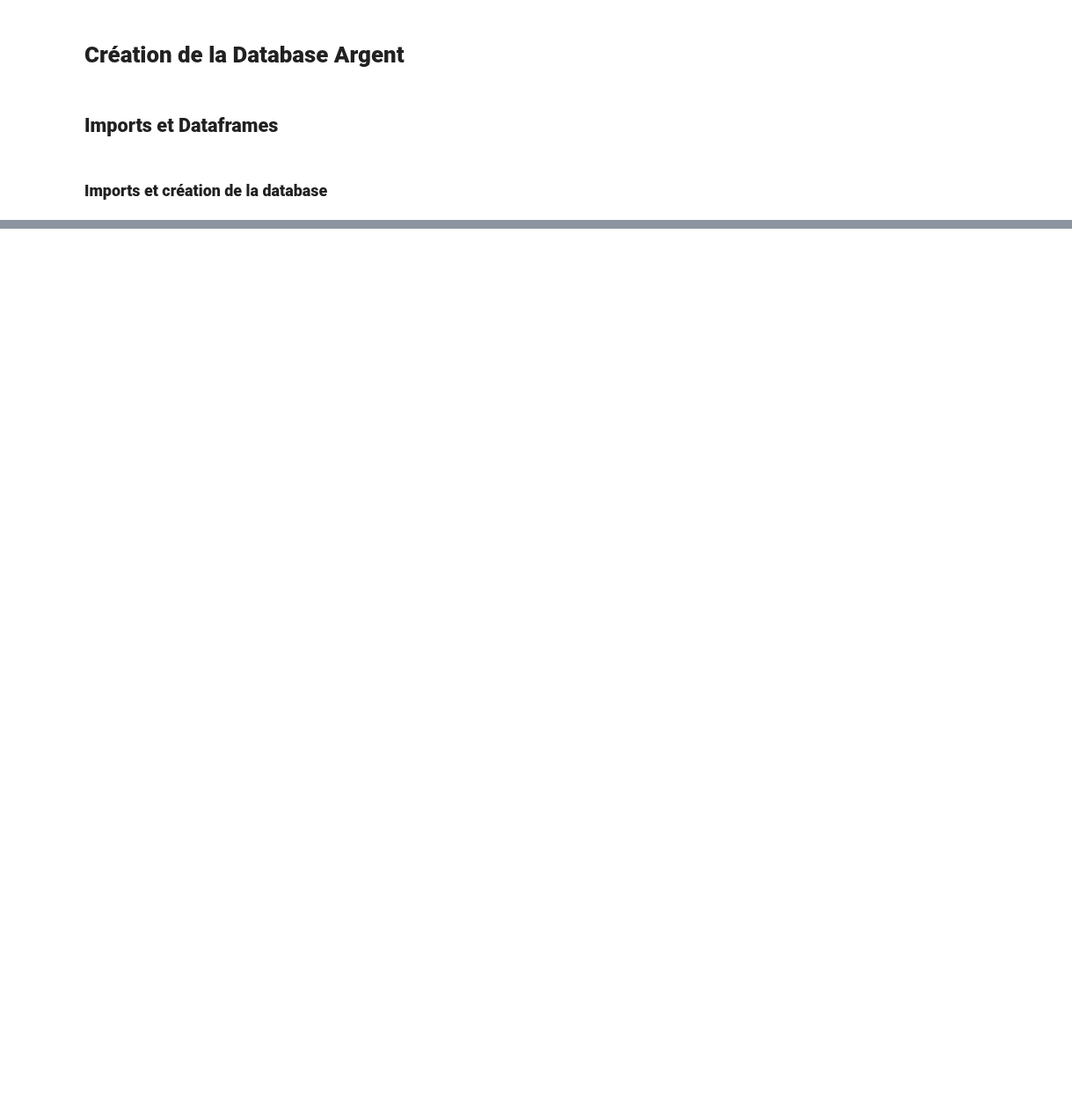
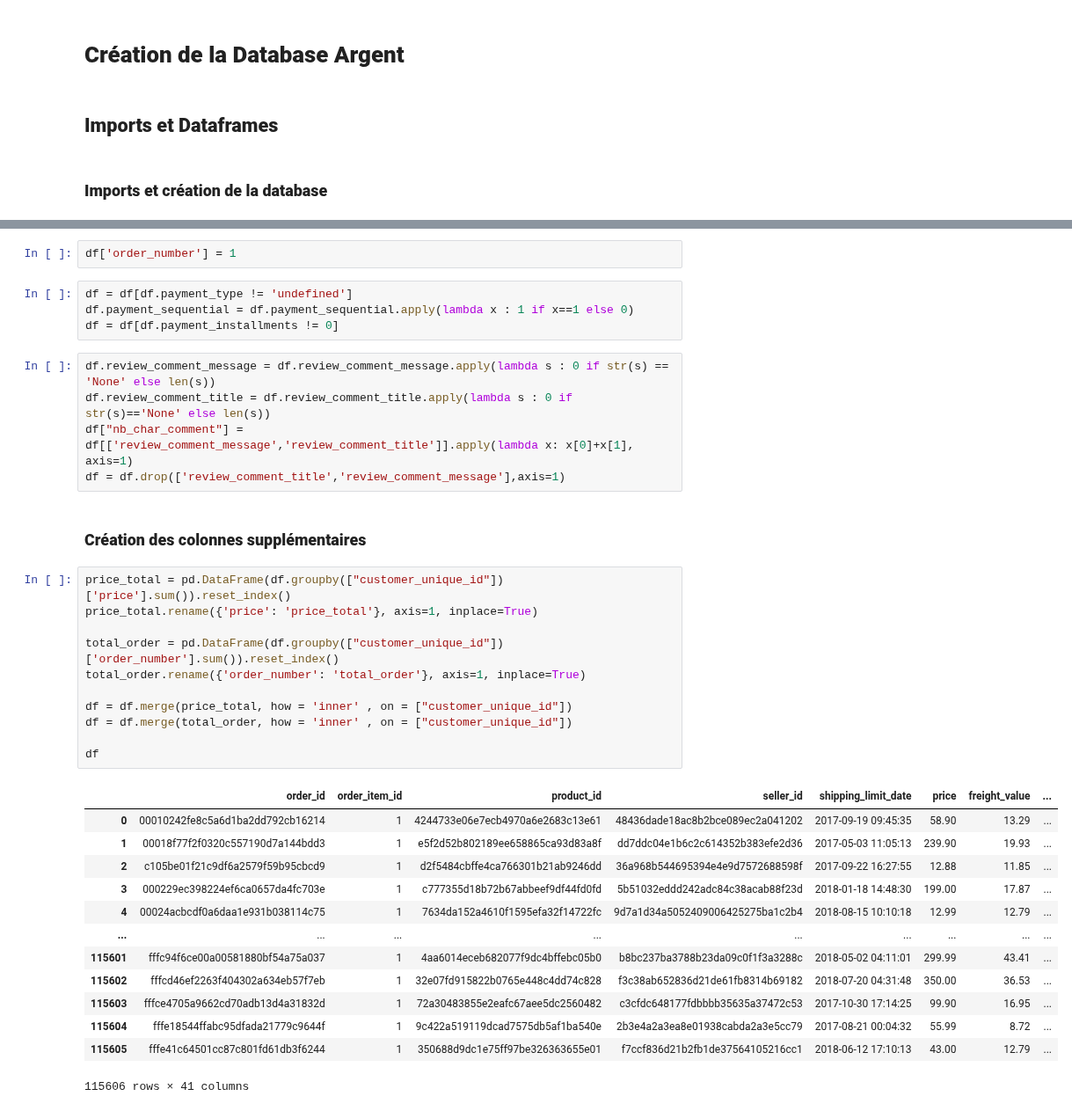
Before and after one commit to Benalieur/olist_ML, a Jupyter notebook: db/db_argent.ipynb, the cells around one changed output, grey strips where cells are left out. Shown at 88% size. Saved outputs shown, nothing was run; the diff lists cells and outputs as text; blank space fills up the shorter version.

```diff
--- a/db/db_argent.ipynb
+++ b/db/db_argent.ipynb
@@ -13,0 +124,38 @@ engine = create_engine("sqlite:///db_argent.sqlite", echo=True)
+# %%
+df['order_number'] = 1
+# %%
+df = df[df.payment_type != 'undefined']
+df.payment_sequential = df.payment_sequential.apply(lambda x : 1 if x==1 else 0)
+df = df[df.payment_installments != 0]
+# %%
+df.review_comment_message = df.review_comment_message.apply(lambda s : 0 if str(s) == 'None' else len(s))
+df.review_comment_title = df.review_comment_title.apply(lambda s : 0 if str(s)=='None' else len(s))
+df["nb_char_comment"] = df[['review_comment_message','review_comment_title']].apply(lambda x: x[0]+x[1], axis=1)
+df = df.drop(['review_comment_title','review_comment_message'],axis=1)
+# %% [markdown]
+### **Création des colonnes supplémentaires**
+# %%
+price_total = pd.DataFrame(df.groupby(["customer_unique_id"])['price'].sum()).reset_index()
+price_total.rename({'price': 'price_total'}, axis=1, inplace=True)
+
+total_order = pd.DataFrame(df.groupby(["customer_unique_id"])['order_number'].sum()).reset_index()
+total_order.rename({'order_number': 'total_order'}, axis=1, inplace=True)
+
+df = df.merge(price_total, how = 'inner' , on = ["customer_unique_id"])
+df = df.merge(total_order, how = 'inner' , on = ["customer_unique_id"])
+
+df
+# %% [output]
+|  | order_id | order_item_id | product_id | seller_id | shipping_limit_date | price | freight_value | ... |
+| 0 | 00010242fe8c5a6d1ba2dd792cb16214 | 1 | 4244733e06e7ecb4970a6e2683c13e61 | 48436dade18ac8b2bce089ec2a041202 | 2017-09-19 09:45:35 | 58.90 | 13.29 | ... |
+| 1 | 00018f77f2f0320c557190d7a144bdd3 | 1 | e5f2d52b802189ee658865ca93d83a8f | dd7ddc04e1b6c2c614352b383efe2d36 | 2017-05-03 11:05:13 | 239.90 | 19.93 | ... |
+| 2 | c105be01f21c9df6a2579f59b95cbcd9 | 1 | d2f5484cbffe4ca766301b21ab9246dd | 36a968b544695394e4e9d7572688598f | 2017-09-22 16:27:55 | 12.88 | 11.85 | ... |
+| 3 | 000229ec398224ef6ca0657da4fc703e | 1 | c777355d18b72b67abbeef9df44fd0fd | 5b51032eddd242adc84c38acab88f23d | 2018-01-18 14:48:30 | 199.00 | 17.87 | ... |
+| 4 | 00024acbcdf0a6daa1e931b038114c75 | 1 | 7634da152a4610f1595efa32f14722fc | 9d7a1d34a5052409006425275ba1c2b4 | 2018-08-15 10:10:18 | 12.99 | 12.79 | ... |
+| ... | ... | ... | ... | ... | ... | ... | ... | ... |
+| 115601 | fffc94f6ce00a00581880bf54a75a037 | 1 | 4aa6014eceb682077f9dc4bffebc05b0 | b8bc237ba3788b23da09c0f1f3a3288c | 2018-05-02 04:11:01 | 299.99 | 43.41 | ... |
+| 115602 | fffcd46ef2263f404302a634eb57f7eb | 1 | 32e07fd915822b0765e448c4dd74c828 | f3c38ab652836d21de61fb8314b69182 | 2018-07-20 04:31:48 | 350.00 | 36.53 | ... |
+| 115603 | fffce4705a9662cd70adb13d4a31832d | 1 | 72a30483855e2eafc67aee5dc2560482 | c3cfdc648177fdbbbb35635a37472c53 | 2017-10-30 17:14:25 | 99.90 | 16.95 | ... |
+| 115604 | fffe18544ffabc95dfada21779c9644f | 1 | 9c422a519119dcad7575db5af1ba540e | 2b3e4a2a3ea8e01938cabda2a3e5cc79 | 2017-08-21 00:04:32 | 55.99 | 8.72 | ... |
+| 115605 | fffe41c64501cc87c801fd61db3f6244 | 1 | 350688d9dc1e75ff97be326363655e01 | f7ccf836d21b2fb1de37564105216cc1 | 2018-06-12 17:10:13 | 43.00 | 12.79 | ... |
+115606 rows × 41 columns
```
Also changed, not shown: parts of 38 cells of this notebook, 2 other files.
